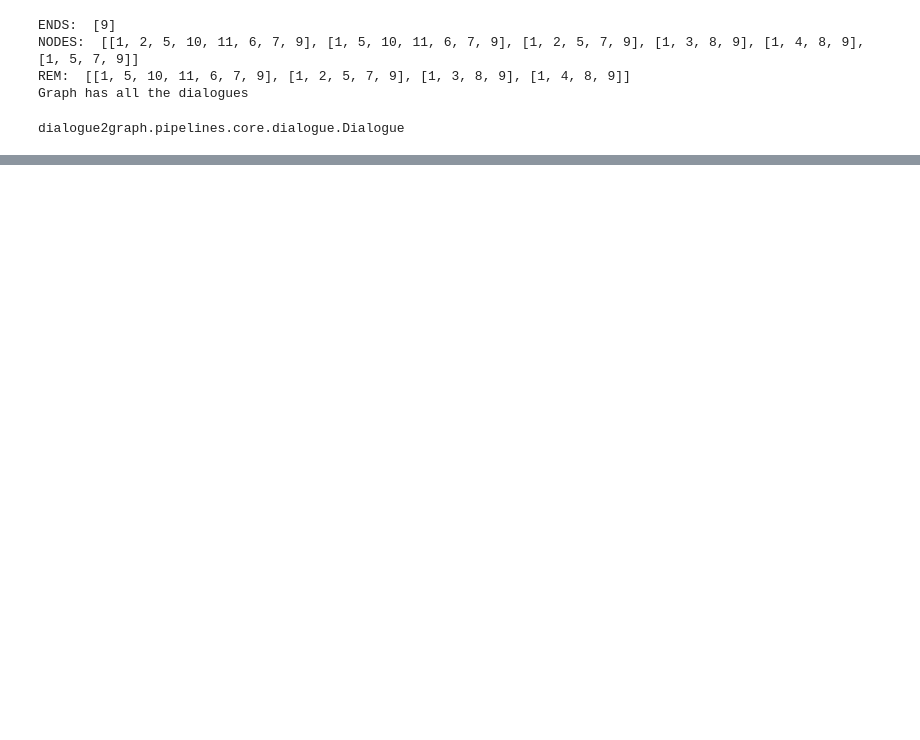
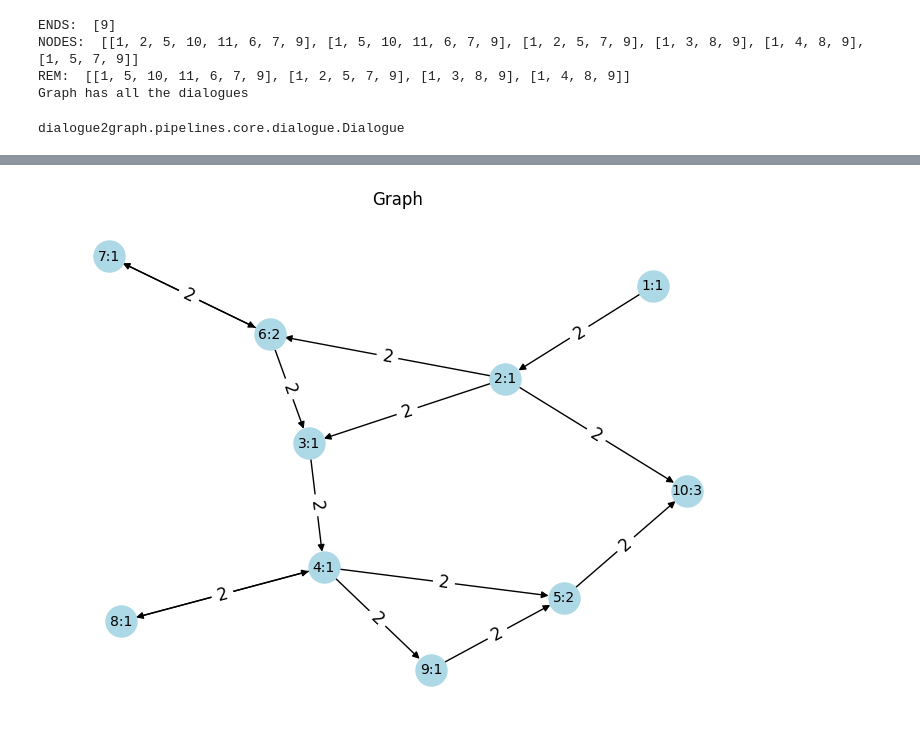
Before and after one commit to deeppavlov/dialogue2graph, a Jupyter notebook: experiments/exp2025_03_12_topic_generation/exp2025_03_12_topic_generation/topic_generation.ipynb, the cells around one changed output, grey strips where cells are left out. Saved outputs shown, nothing was run; the diff lists cells and outputs as text; code cells hidden in the pictures; blank space fills up the shorter version.

```diff
--- a/experiments/exp2025_03_12_topic_generation/exp2025_03_12_topic_generation/topic_generation.ipynb
+++ b/experiments/exp2025_03_12_topic_generation/exp2025_03_12_topic_generation/topic_generation.ipynb
@@ -129,0 +149,5 @@ graph
+# %%
+graph_c = Graph(graph[0]['graph'])
+graph_c.visualise_short("Graph")
+# %% [output]
+[figure, added]
```
Also changed, not shown: parts of 9 cells of this notebook, 5 other files.
